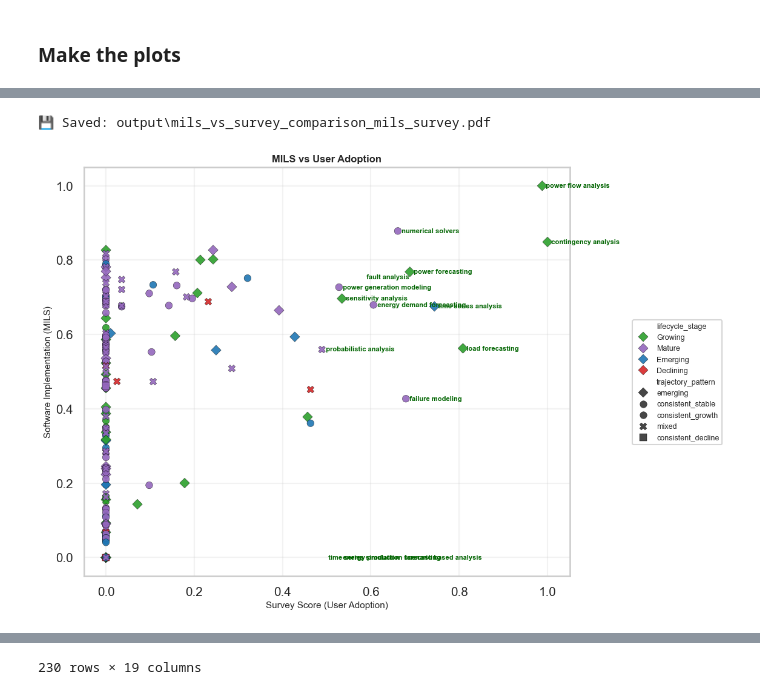
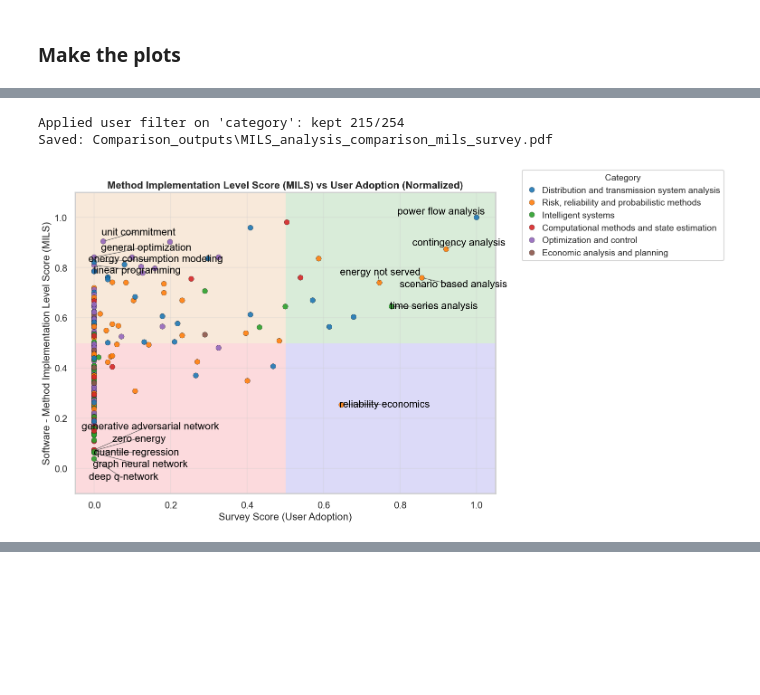
Before and after one commit to stigsimo/Literature-search-and-analysis, a Jupyter notebook: Comparison_of_method_scores.ipynb, the cells around one changed output, grey strips where cells are left out. Drawn from its saved outputs; the diff is of its cells as text; code cells hidden in the pictures; blank space fills up the shorter version.

Commit message:
Updatet several plots and analysis for paper

```diff
--- a/Comparison_of_method_scores.ipynb
+++ b/Comparison_of_method_scores.ipynb
@@ -3,11 +3,13 @@ import pandas as pd
 import numpy as np
 import json
 import os
+import re
 from pathlib import Path
 from collections import defaultdict
 #from pathlib import Path
 import matplotlib.pyplot as plt
 import seaborn as sns
+from adjustText import adjust_text
 #from scipy import stats
 #from sklearn.metrics import r2_score
 #from scipy.optimize import curve_fit
@@ -32,9 +34,9 @@ CONFIG = {
     'topic_ngrams_json': 'Saved_files_new/topic_specific_tfidf_ngrams_2024-12-15.json',  # Optional
     'term_frequencies_json': 'Saved_files_new/term_frequencies_2024-12-15.json',  # Optional
     'survey_csv': 'C:\git_repos\Questionair-analysis\Data\method_comparison_results.csv',
-     'literature_separator': ',',
+    'literature_separator': ',',
     # Software mapping files
-    'software_csv': 'software_analysis_output/software_methods_with_mis_updated.csv',
+    'software_csv': 'software_analysis_output\software_methods_FINAL_COMPLETE_20251111_113343.csv',
     'ggt_results_csv': 'Saved_files_new/ggt_results_dual.csv',  # Optional
     'software_separator': ';',
 
@@ -1712,0 +2925,14 @@ Columns: ['Method', 'Literature_Score', 'Software_MIS', 'Survey_Score', 'Literat
+# %%
+
+# 4. Attach method categories
+df_comparison = attach_method_category(merged_comparison,METHOD_CATEGORY_IEEE,
+    label_col='Method'  # compare_all_sources uses 'Method' column
+)
+
+# 5. Save comparison
+df_comparison.to_csv(f'{SAVE_DIR}\method_comparison_all_sources.csv', index=False)
+
+print(f"\\nComparison data shape: {df_comparison.shape}")
+print("Columns:")
+for m in df_comparison.columns:
+    print(m)
@@ -3257,12 +5420,49 @@ scatter_comparison_plots(
 # %%
 # Just MILS vs Survey
+#plot_mode='mils_survey'
+#plot_mode='all'
+#plot_mode='mils_ggt'
+#plot_mode='mils_lit'
+plot_mode='mils_survey'
+
 scatter_comparison_plots(
     df_comparison,
-    plot_mode='mils_survey',
-    label_high_survey=True,
-    label_high_mis=True,
-    save_prefix='output/mils_vs_survey'
-)
+    color_by="category",
+    save_prefix=f'{SAVE_DIR}/MILS_analysis',
+    show_trajectory=False,
+    #trajectory_mode="pattern",#pattern or stage
+    plot_mode=plot_mode,
+    filter_col='category',
+    filter_keep=[
+        'Risk, reliability and probabilistic methods',
+        'Intelligent systems',
+        'Distribution and transmission system analysis',
+        'Computational methods and state estimation',
+        #'Power system stability and dynamics',      #not really relevant for me
+        'Optimization and control',
+        'Economic analysis and planning',
+        #'Other specialized methods',               #not really relevant for me
+        #'Communication and signal processing',     #not  relevant for me aat all
+    ],
+    #corners=('upper right','lower right'),
+    corners=(
+        ('upper right', 0.5,'green'),
+        ('upper left',0.5,"#D26D0D"),
+        ('lower right',0.5,"#140DD2"),
+        ('lower left', 0.5,"#ED091C")
+        ),
+    corner_k=5, #number of labels to allow
+    corner_offset=0.0,
+    corner_facecolor='green',
+    corner_alpha=0.15,
+    #corner_frac=0.255,      # fractionof the corner to shade 1= full, 0.5 = full quadrant
+    plot_zeros=True,
+    figsize=(15, 8),
+    fontsize=16,
+    #xlim=(0.18,0.62),
+    ylim=(-0.1,1.1)
+);
 # %% [output]
-💾 Saved: output\mils_vs_survey_comparison_mils_survey.pdf
+Applied user filter on 'category': kept 215/254
+Saved: Comparison_outputs\MILS_analysis_comparison_mils_survey.pdf
-[figure, old version]
+[figure, new version]
@@ -3281,2 +5469 @@ scatter_comparison_plots(
-230 rows × 19 columns
 # %%
```
Also changed, not shown: parts of 27 cells of this notebook, 4 other files.
